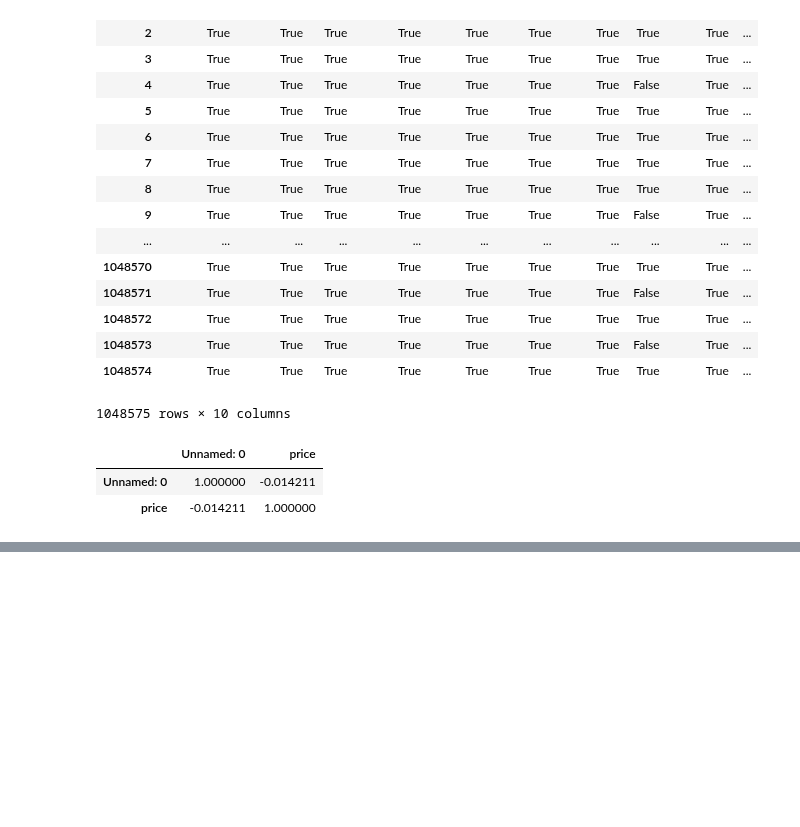
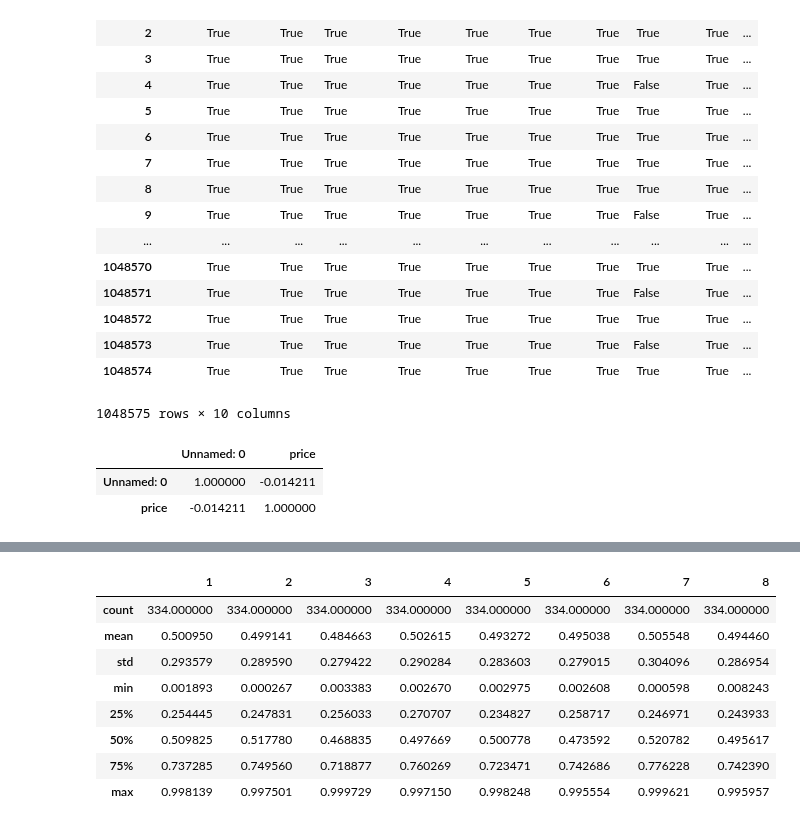
Before and after one commit to SANYAM1996/scatter-plotter, a Jupyter notebook: SP_TRAIN.ipynb, the cells around one changed output, grey strips where cells are left out. Cells and saved outputs as stored; diff of their text form; code cells hidden in the pictures; blank space fills up the shorter version.

```diff
--- a/SP_TRAIN.ipynb
+++ b/SP_TRAIN.ipynb
@@ -437,0 +447,12 @@ newdf.corr()
+# %%
+newdf.describe()
+# %% [output]
+|  | 1 | 2 | 3 | 4 | 5 | 6 | 7 | 8 |
+| count | 334.000000 | 334.000000 | 334.000000 | 334.000000 | 334.000000 | 334.000000 | 334.000000 | 334.000000 |
+| mean | 0.500950 | 0.499141 | 0.484663 | 0.502615 | 0.493272 | 0.495038 | 0.505548 | 0.494460 |
+| std | 0.293579 | 0.289590 | 0.279422 | 0.290284 | 0.283603 | 0.279015 | 0.304096 | 0.286954 |
+| min | 0.001893 | 0.000267 | 0.003383 | 0.002670 | 0.002975 | 0.002608 | 0.000598 | 0.008243 |
+| 25% | 0.254445 | 0.247831 | 0.256033 | 0.270707 | 0.234827 | 0.258717 | 0.246971 | 0.243933 |
+| 50% | 0.509825 | 0.517780 | 0.468835 | 0.497669 | 0.500778 | 0.473592 | 0.520782 | 0.495617 |
+| 75% | 0.737285 | 0.749560 | 0.718877 | 0.760269 | 0.723471 | 0.742686 | 0.776228 | 0.742390 |
+| max | 0.998139 | 0.997501 | 0.999729 | 0.997150 | 0.998248 | 0.995554 | 0.999621 | 0.995957 |
```
Also changed, not shown: parts of 17 cells of this notebook, 1 other file.
